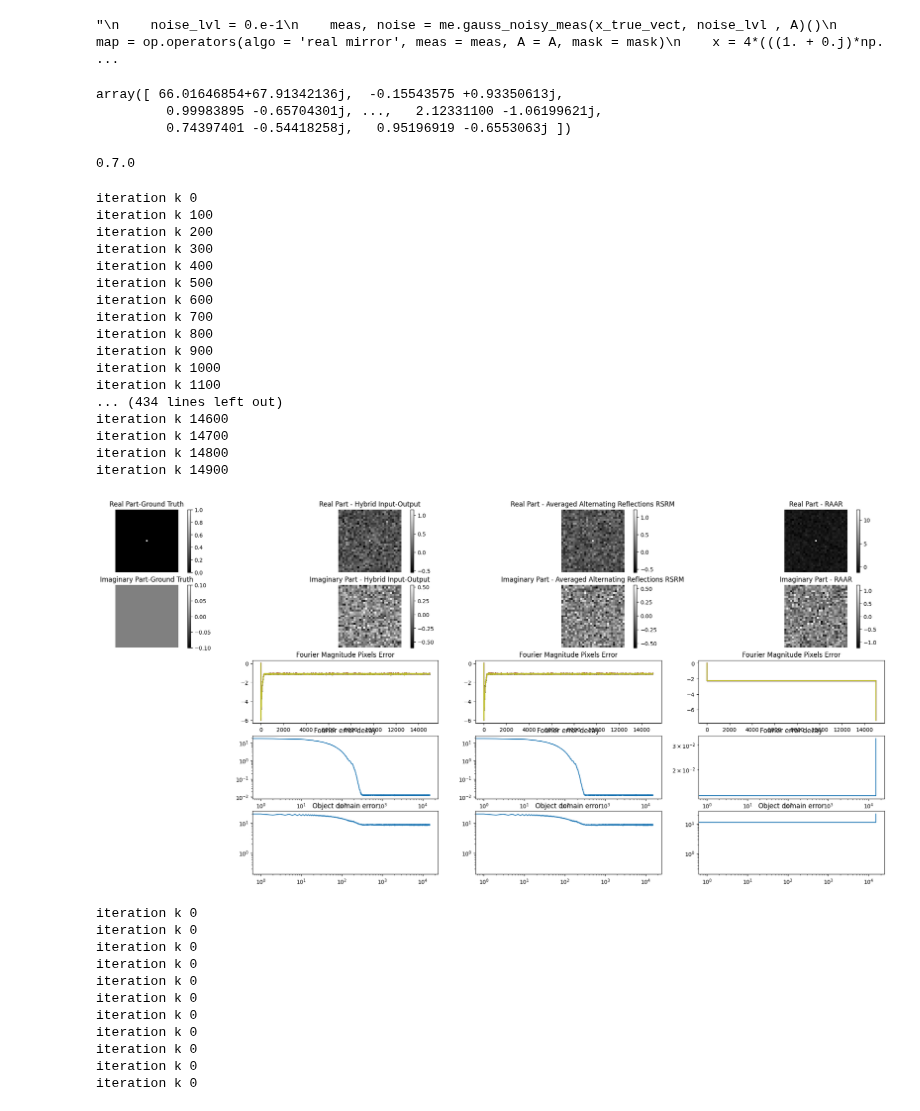
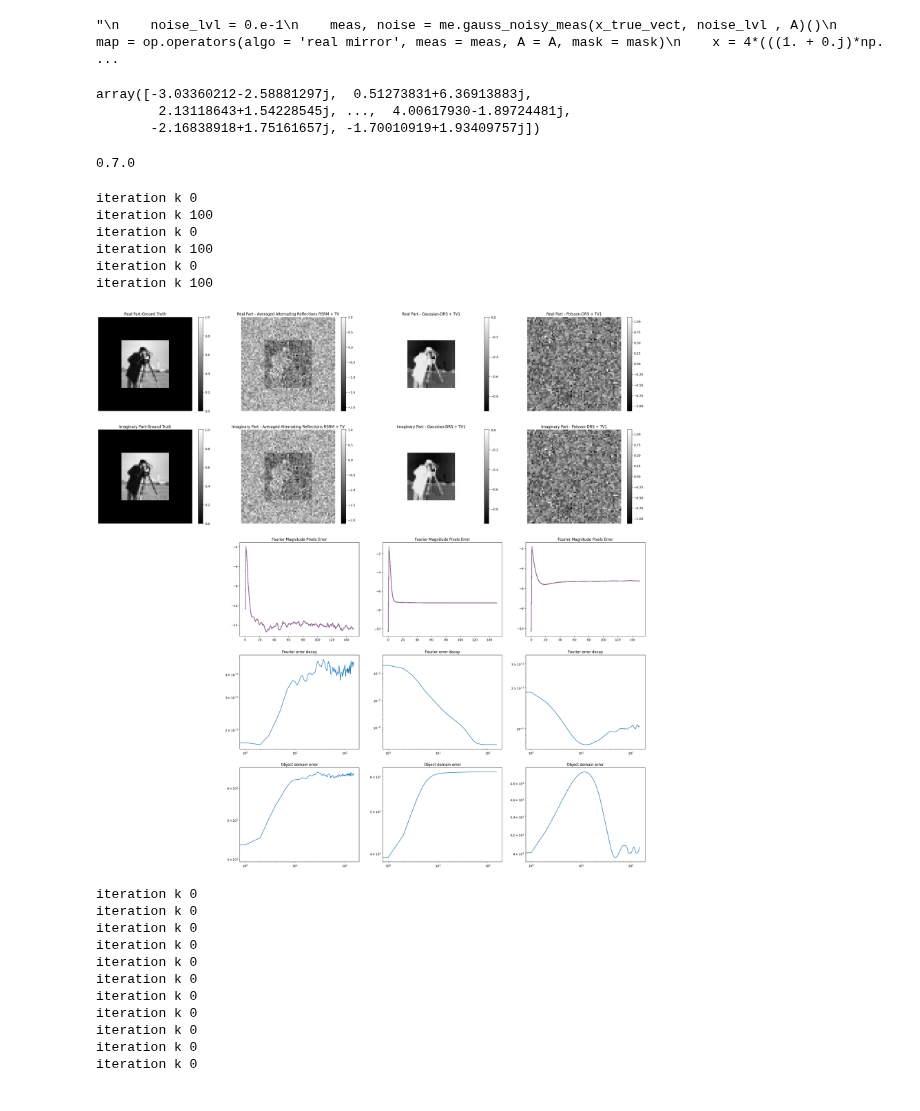
Before and after one commit to JeremieSefo/PhaseRetrievalMirror, a Jupyter notebook: retrieve_phase.ipynb, the cells around one changed output. Cells and saved outputs as stored; diff of their text form; code cells hidden in the pictures.

```diff
--- a/retrieve_phase.ipynb
+++ b/retrieve_phase.ipynb
@@ -8,14 +8,14 @@ from SetUpImage import setUpImage
 from Displays import phase_retrie_plots
 import imageio
 # %%
-half_Nx, half_Ny = 16, 16 #half image shape
+half_Nx, half_Ny = 32, 32 #half image shape
 Nx, Ny = 2 * half_Nx + 1,  2 * half_Ny + 1 #image shape
 rx, ry = 1, 1 #for oversampling
 n = Nx * Ny #image size
 
 # object support
-Kx = 0 * (half_Nx)// half_Nx #any natural integer between 0 (object is a single point) and half_Nx (object fills up the full image).
-Ky = 0 * (half_Ny)// half_Ny #any natural integer between 0 (object is a single point) and half_Nx (object fills up the full image).
+Kx = 1 * (half_Nx)// 2 # half_Nx #any natural integer between 0 (object is a single point) and half_Nx (object fills up the full image).
+Ky = 1 * (half_Ny)// 2 # half_Ny #any natural integer between 0 (object is a single point) and half_Nx (object fills up the full image).
 
 # mask support
 tx = 0.0 #parameter between 0 (very precise) and 1(no support knowledge) # 0.35  failed already
@@ -96,7 +93,7 @@ plt.show()
 #x = (1 + 2j)*np.ones(x_true_vect.shape)
 
 #noise_lvl = 0.e-4
-A = sm.FourierMatrix(Nx, Ny, rx, ry) #sm.FourierMatrix(Nx, Ny, rx, ry) #sm.iid_stdd_Gauss(Nx, Ny, rx, ry)
+A = sm.iid_stdd_Gauss(Nx, Ny, rx, ry) #sm.FourierMatrix(Nx, Ny, rx, ry) #sm.iid_stdd_Gauss(Nx, Ny, rx, ry)
 
 # from scipy import ndimage
 # from scipy.signal import convolve2d
@@ -155,9 +152,9 @@ m = Qx * Qy
 X = 4*(((1. + 0.j)*np.random.normal(0.5, 0.25, size = (m, ) )) +  (0. + 1.j)*np.random.normal(0.5, 0.25, size = (m, ) ))
 A.p_inv(X)
 # %% [output]
-array([ 66.01646854+67.91342136j,  -0.15543575 +0.93350613j,
-         0.99983895 -0.65704301j, ...,   2.12331100 -1.06199621j,
-         0.74397401 -0.54418258j,   0.95196919 -0.6553063j ])
+array([-3.03360212-2.58881297j,  0.51273831+6.36913883j,
+        2.13118643+1.54228545j, ...,  4.00617930-1.89724481j,
+       -2.16838918+1.75161657j, -1.70010919+1.93409757j])
 # %%
 
 #A_pinv = np.linalg.pinv(A.Matrix) # A is full rank and unital. So use A_pinv = A* to be faster
@@ -184,7 +181,7 @@ import solve
 # %%
 #FMPE0, FMPE1, FMPE2 = [], [], []
 # %%
-idx = [1]#np.arange(len(true_images)) #[0, 1] # np.arange(1)
+idx = [5]# 5, 6 np.arange(len(true_images)) #[0, 1] # np.arange(1)
 Algos_group = []
 Algos = ['real mirror', 'complex mirror', 'Hybrid Input-Output']
 #Algos_group.append(Algos)
@@ -196,6 +193,8 @@ Algos = ['Hybrid Input-Output', 'Hybrid Input-Output + TV', 'Averaged Alternatin
 #Algos_group.append(Algos)
 Algos = ['Averaged Alternating Reflections RSRM', 'Gaussian-DRS', 'Poisson-DRS'  ] #ER and Gaussian [1, 0.5] produce similar images but errors are not exactly the same
 #Algos_group.append(Algos)
+Algos = ['Averaged Alternating Reflections RSRM + TV', 'Gaussian-DRS + TV1', 'Poisson-DRS + TV1'  ] #ER and Gaussian [1, 0.5] produce similar images but errors are not exactly the same
+Algos_group.append(Algos)
 Algos = ['Hybrid Input-Output', 'Hybrid Input-Output real'  ]  #,  'Averaged Alternating Reflections RSRM', 'Gaussian-DRS' 'Peaceman-Rachford'                            #, 'Gerchberg-Saxton + TV-support', 'Error Reduction + TV-support'                      #TV-support alsmost kills the real part and make Gerchberg-Saxton worse
 #Algos_group.append(Algos)                 #'No Support prior + TV-support real_imag_separated' 'No Support prior + TV-support',
 Algos = ['Poisson-DRS',  'Averaged Alternating Reflections RSRM', 'Averaged Alternating Reflections RMRS' ] #RSRM and RMRS produce similar images but error looks very different
@@ -208,53 +207,42 @@ Algos = ['Averaged Alternating Reflections RSRM',   'Gaussian-DRS', 'Poisson-DRS
 #Algos_group.append(Algos)
 Algos = ['Averaged Alternating Reflections RSRM', 'RAAR',  'Gaussian-DRS'] #'Poisson-DRS + TV','Averaged Alternating Reflections RSRM', 'Gaussian-DRS',  'Poisson-DRS' #'Averaged Alternating Reflections', 'real mirror' , 'complex mirror'  'Poisson-DRS' 'Poisson-DRS' 'Error Reduction : support prior'
 #Algos_group.append(Algos)
-Algos = ['Hybrid Input-Output', 'Averaged Alternating Reflections RSRM', 'RAAR'] #'Poisson-DRS + TV','Averaged Alternating Reflections RSRM', 'Gaussian-DRS',  'Poisson-DRS' #'Averaged Alternating Reflections', 'real mirror' , 'complex mirror'  'Poisson-DRS' 'Poisson-DRS' 'Error Reduction : support prior'
-Algos_group.append(Algos)
+Algos = ['Hybrid Input-Output', 'Averaged Alternating Reflections RSRM', 'Averaged Alternating Reflections RMRS' ] #'Poisson-DRS + TV','Averaged Alternating Reflections RSRM', 'Gaussian-DRS',  'Poisson-DRS' #'Averaged Alternating Reflections', 'real mirror' , 'complex mirror'  'Poisson-DRS' 'Poisson-DRS' 'Error Reduction : support prior'
+#Algos_group.append(Algos)
 for Algos in Algos_group:
     for i in idx:
         X_sols = []
         x_true = true_images[i]
         x_true_vect = x_true.reshape(Nx * Ny, )
         maxiter = 150
         kappa  = 100000
         xi = 12
-        noise_lvl = 1.e+1
+        noise_lvl = 0.e-1
         noise_lvl_init = 1.e-0 #amplitude noise #If not 0, iterative projections algo: ER, HIO, even AAR stagnate at local minima. error is 1e-7 instead of 1e-37 for instance
         meas, noise = me.gauss_noisy_meas(x_true_vect, noise_lvl**(1) , A)()  #me.gauss_noisy_meas #poiss_noisy_meas
         meas = meas.flatten()
         L = 1 * op.smoothnessPara_L(A.Matrix, noise)
         #print("meas", meas)
         init = 'Gaussian'
         x0 = op.initialise(n, meas, A.Matrix, type = init, real = 1, imag = 0, x_true_vect = x_true_vect, mask = mask, noise_lvl = noise_lvl_init**(0.5) )
         for Algo in Algos:
             map = op.operators(algo = Algo, meas = meas, A = A, mask = mask)
             #print('grad', np.asarray(map.grad_f(1 + x_true_vect)))
             x_sols, space = solve.phase_retrieval(L, kappa, xi, Algo, map, mask, n, A,  A.Matrix, A.p_inv, meas, maxiter, x0,
                                                   x_true_vect, IO_OO_HIO_beta = [1, .6, 1.], RAAR_beta = [1.], TvIter = 10, TvAlpha = 0.005, rho_Gau_Poi = [[1, 0.5], [0, .1]] ) #Gaussion rho = .5 outperforms AAR
 
                                                                                                                 #np.conj(A.Matrix).T #TvAlpha = 0.045 # poisson TvAlpha =0.02 #  Don't regularise Fourier
             #print(x_sols)
             X_sols.append(x_sols)
         phase_retrie_plots(i, true_images, X_sols, map, A, meas, maxiter, space, Algos ) #FMPE0, FMPE1, FMPE2 =
 # %% [output]
 iteration k 0
 iteration k 100
-iteration k 200
-iteration k 300
-iteration k 400
-iteration k 500
-iteration k 600
-iteration k 700
-iteration k 800
-iteration k 900
-iteration k 1000
-iteration k 1100
-... (434 lines left out)
-iteration k 14600
-iteration k 14700
-iteration k 14800
-iteration k 14900
+iteration k 0
+iteration k 100
+iteration k 0
+iteration k 100
-[figure, old version]
+[figure, new version]
 # %%
 from DisplayAlternate import phase_retrie_plots_alternate
 idx = [2]#np.arange(len(true_images)) #[0, 1] # np.arange(1)
```
Also changed, not shown: parts of 3 cells of this notebook, 2 other files.
